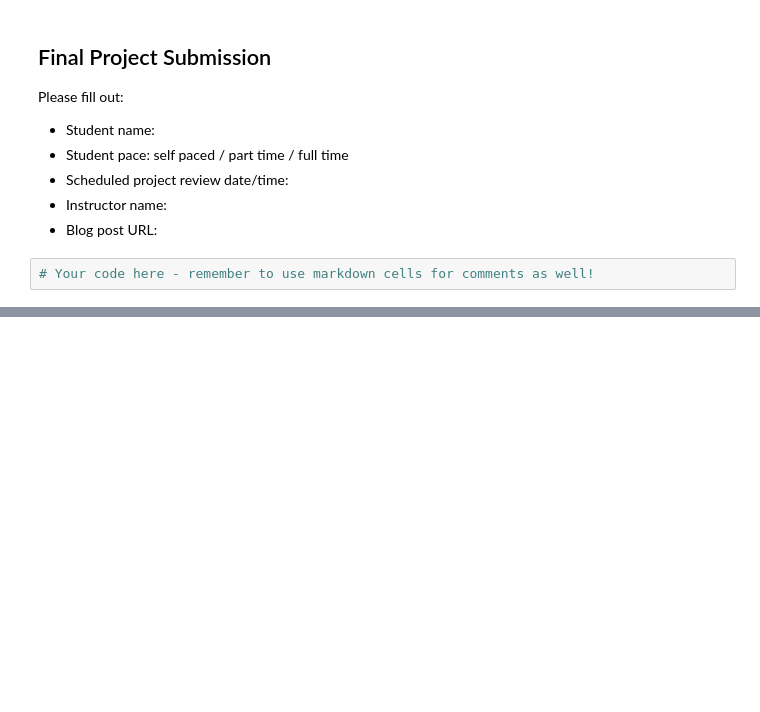
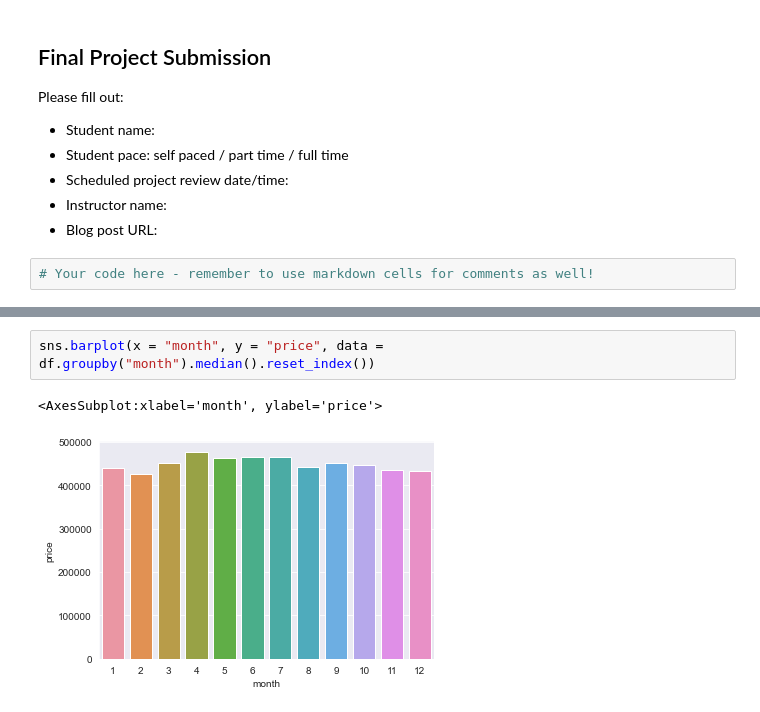
Before and after one commit to Milenaafeworki/house_sale_model, a Jupyter notebook: notebook.ipynb, the cells around one changed output, grey strips where cells are left out. Drawn from its saved outputs; the diff is of its cells as text; blank space fills up the shorter version.

```diff
--- a/notebook.ipynb
+++ b/notebook.ipynb
@@ -33,0 +147,5 @@ df.head()
+# %%
+sns.barplot(x = "month", y = "price", data = df.groupby("month").median().reset_index())
+# %% [output]
+<AxesSubplot:xlabel='month', ylabel='price'>
+[figure, added]
```
Also changed, not shown: parts of 76 cells of this notebook.
